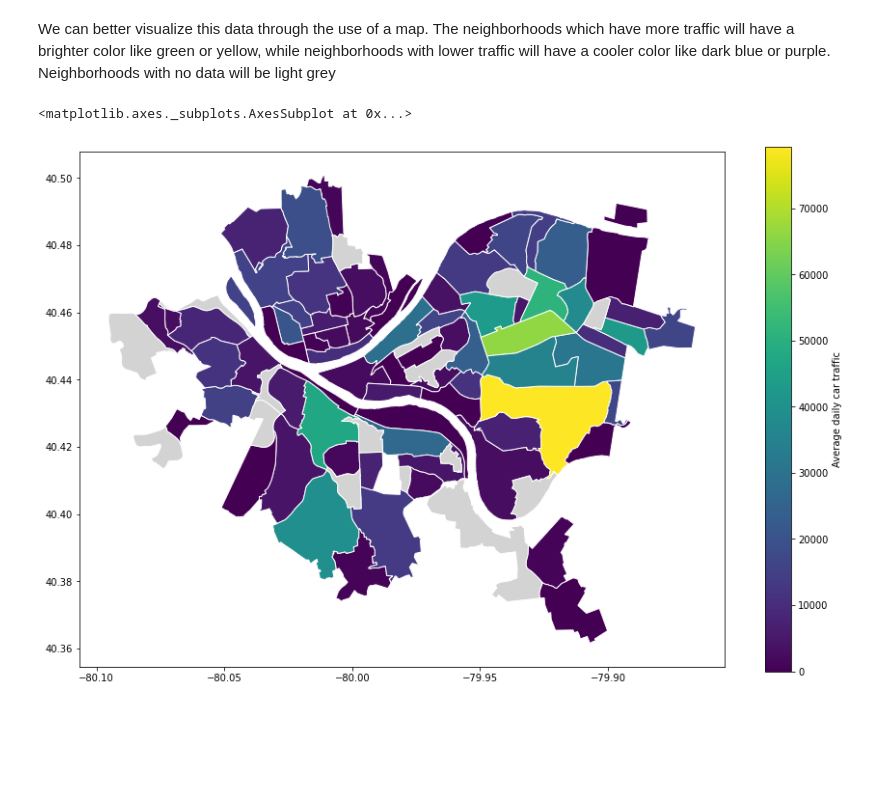
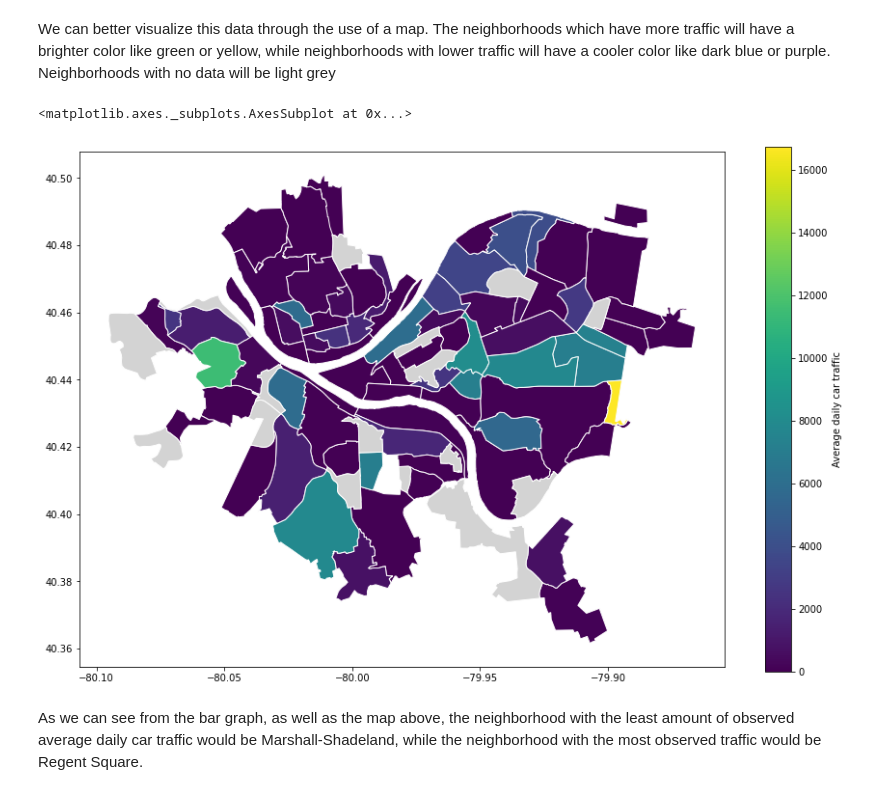
Before and after one commit to Clester31/Big-Ideas-Final-Project, a Jupyter notebook: ccl31-pitt-traffic-data.ipynb, the cells around one changed output. Saved outputs shown, nothing was run; the diff lists cells and outputs as text; code cells hidden in the pictures; blank space fills up the shorter version.

```diff
--- a/ccl31-pitt-traffic-data.ipynb
+++ b/ccl31-pitt-traffic-data.ipynb
@@ -22,3 +24,5 @@ traffic.head()
+# %%
+traffic = traffic[~traffic.index.duplicated(keep='last')]
 # %% [markdown]
 Now we will create a graph of all the neighborhoods. The graph is sorted in asceding order and only the first 20 neighborhoods, the ones which have a recorder value, are shown
 # %%
@@ -29,17 +36,20 @@ traffic["average_daily_car_traffic"].dropna(how='any').sort_values(ascending=Tru
 # %% [markdown]
 We can better visualize this data through the use of a map. The neighborhoods which have more traffic will have a brighter color like green or yellow, while neighborhoods with lower traffic will have a cooler color like dark blue or purple. Neighborhoods with no data will be light grey
 # %%
+neighborhoods = geopandas.read_file("Neighborhoods/Neighborhoods_.shp")
 num_traf = traffic.groupby("neighborhood").sum()['average_daily_car_traffic']
 
 traf_map = neighborhoods.merge(num_traf, how='left', left_on='hood', right_on='neighborhood')
 
 traf_map.plot(column="average_daily_car_traffic",
             cmap='viridis',
             edgecolor="white",
             legend=True,
             legend_kwds={'label': "Average daily car traffic"},
             figsize=(15,10),
             missing_kwds={"color": "lightgrey"})
 # %% [output]
 <matplotlib.axes._subplots.AxesSubplot at 0x...>
-[figure, old version]
+[figure, new version]
+# %% [markdown]
+As we can see from the bar graph, as well as the map above, the neighborhood with the least amount of observed average daily car traffic would be Marshall-Shadeland, while the neighborhood with the most observed traffic would be Regent Square.
```
Also changed, not shown: parts of 3 cells of this notebook.
